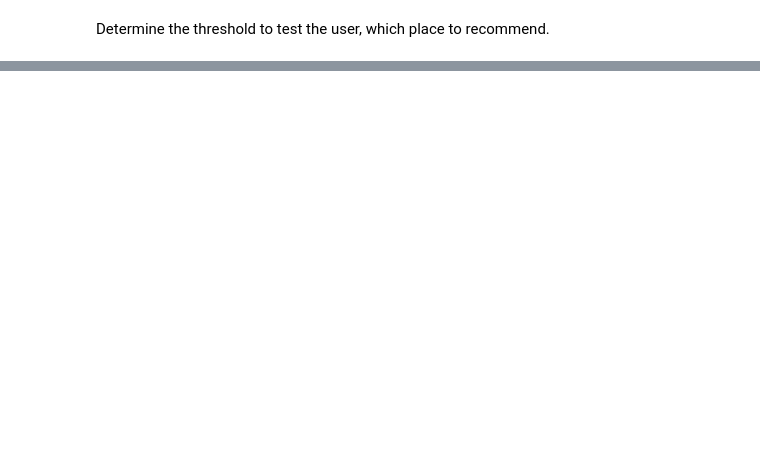
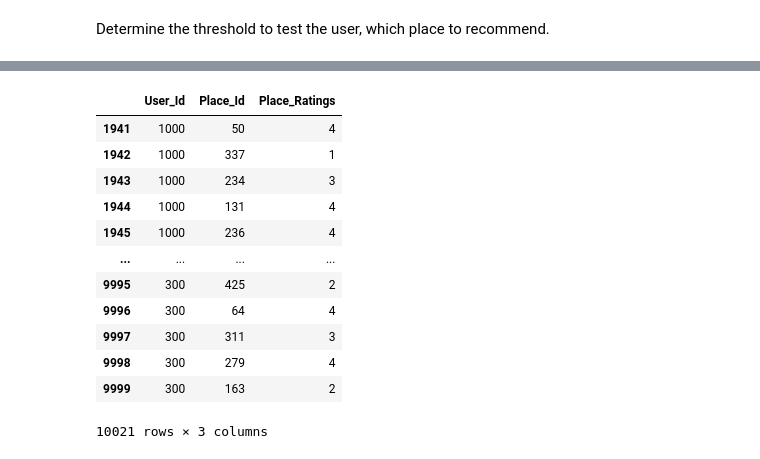
Before and after one commit to MaxZx3000/AI-Compfest-GigaPrime, a Jupyter notebook: artificial-intelligence/recommendation_colab_filtering_tourism.ipynb, the cells around one changed output, grey strips where cells are left out. Drawn from its saved outputs; the diff is of its cells as text; code cells hidden in the pictures; blank space fills up the shorter version.

```diff
--- a/artificial-intelligence/recommendation_colab_filtering_tourism.ipynb
+++ b/artificial-intelligence/recommendation_colab_filtering_tourism.ipynb
@@ -282,0 +317,6 @@ Recommendations for user id: 60
+# %%
+sample_deploy_user_data_df = sample_user_data_df.copy()
+
+print(sample_deploy_user_data_df.shape)
+sample_deploy_user_data_df[user_id_field] = 1000
+sample_deploy_user_data_df
@@ -282,0 +342,17 @@ Recommendations for user id: 60
+# %%
+rating_data_with_sample_df = pd.concat([sample_deploy_user_data_df, rating_data_df])
+rating_data_with_sample_df
+# %% [output]
+|  | User_Id | Place_Id | Place_Ratings |
+| 1941 | 1000 | 50 | 4 |
+| 1942 | 1000 | 337 | 1 |
+| 1943 | 1000 | 234 | 3 |
+| 1944 | 1000 | 131 | 4 |
+| 1945 | 1000 | 236 | 4 |
+| ... | ... | ... | ... |
+| 9995 | 300 | 425 | 2 |
+| 9996 | 300 | 64 | 4 |
+| 9997 | 300 | 311 | 3 |
+| 9998 | 300 | 279 | 4 |
+| 9999 | 300 | 163 | 2 |
+10021 rows × 3 columns
```
Also changed, not shown: parts of 11 cells of this notebook.
